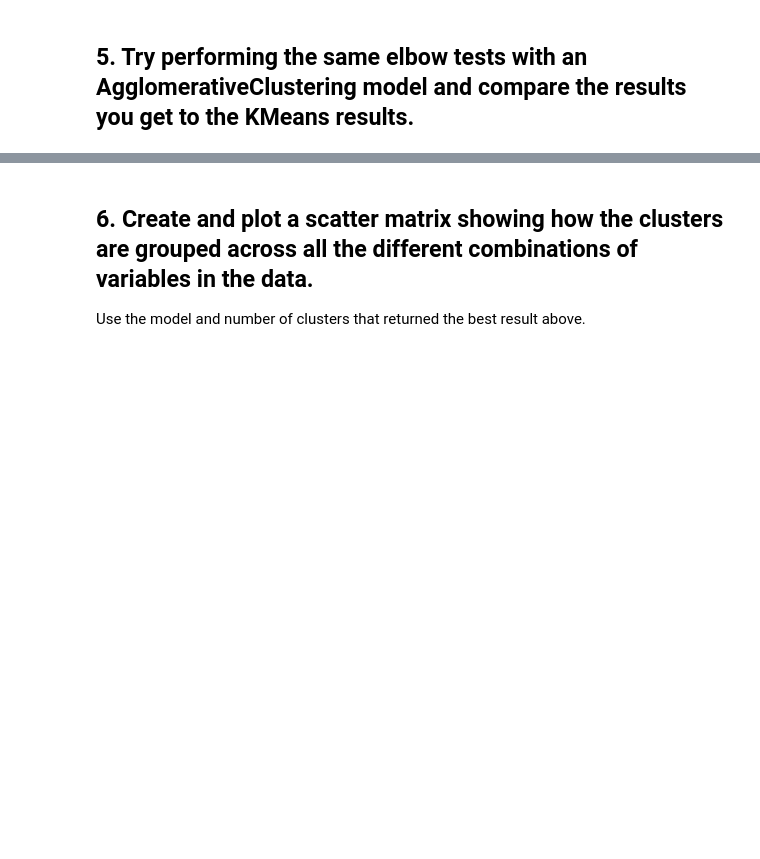
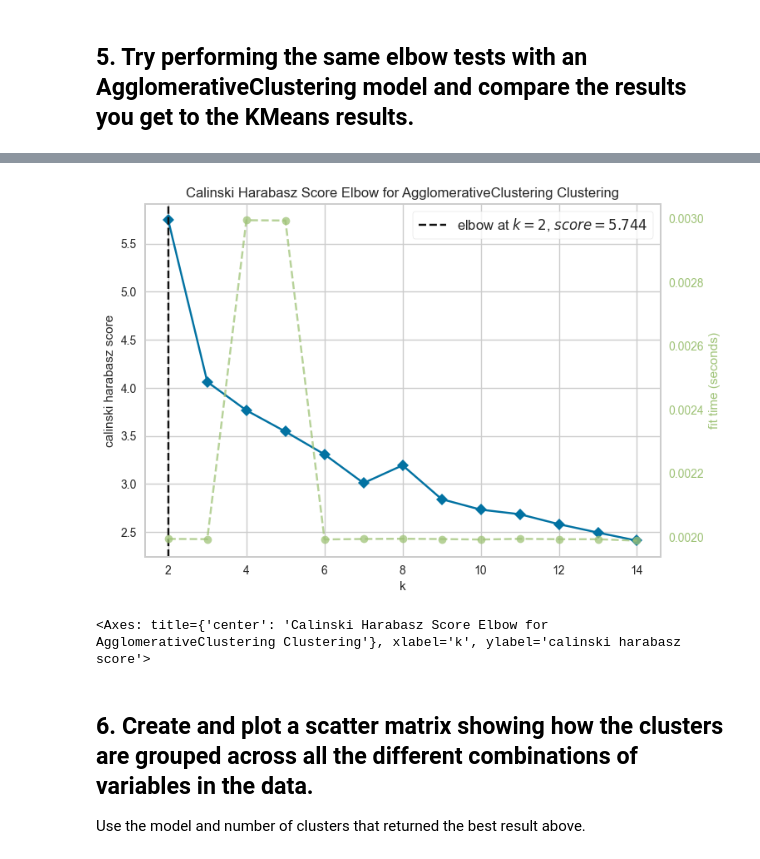
Before and after one commit to Ironhack-Data-Madrid-Abril-2023/7.4-lab_unsupervised_learning_evaluation, a Jupyter notebook: your-code/main.ipynb, the cells around one changed output, grey strips where cells are left out. Saved outputs shown, nothing was run; the diff lists cells and outputs as text; code cells hidden in the pictures; blank space fills up the shorter version.

```diff
--- a/your-code/main.ipynb
+++ b/your-code/main.ipynb
@@ -180,3 +209,15 @@ ImportError: cannot import name 'silhouettescore' from 'sklearn.metrics' (C:\Use
+# %%
+modelo=cluster.AgglomerativeClustering(n_clusters=2, linkage='single')
+
+
+visual=KElbowVisualizer(modelo, k=(2, 15), metric = 'calinski_harabasz')
+
+visual.fit(X_scaled)
+
+visual.poof()
+# %% [output]
+[figure, added]
+<Axes: title={'center': 'Calinski Harabasz Score Elbow for AgglomerativeClustering Clustering'}, xlabel='k', ylabel='calinski harabasz score'>
 # %% [markdown]
 ## 6. Create and plot a scatter matrix showing how the clusters are grouped across all the different combinations of variables in the data.
 
```
Also changed, not shown: parts of 12 cells of this notebook.
